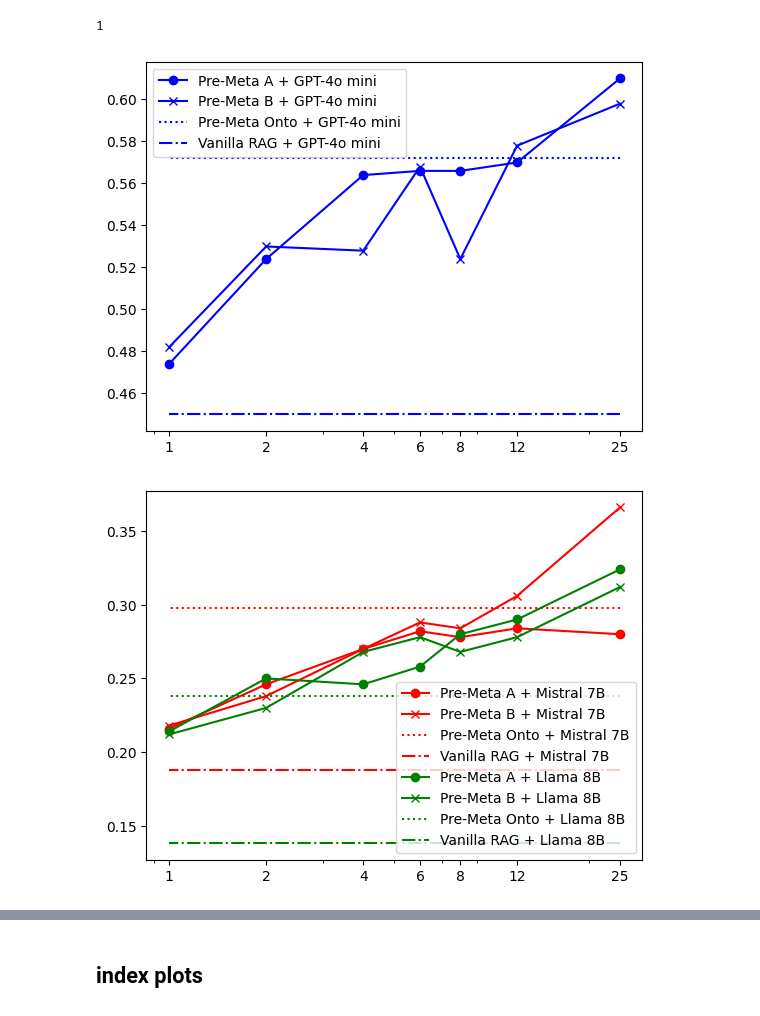
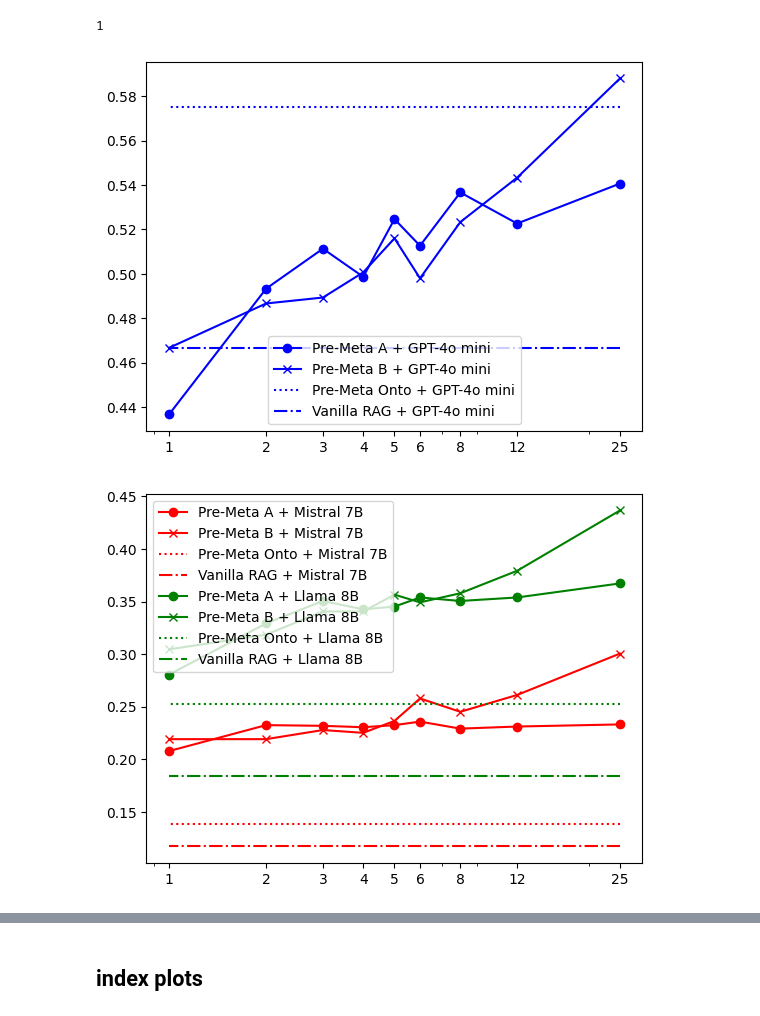
Before and after one commit to EU-UPCAST/profile, a Jupyter notebook: llmdap/profiler/results.ipynb, the cells around one changed output, grey strips where cells are left out. Cells and saved outputs as stored; diff of their text form; code cells hidden in the pictures.

```diff
--- a/llmdap/profiler/results.ipynb
+++ b/llmdap/profiler/results.ipynb
@@ -9,7 +9,7 @@ import numpy as np
 from statsmodels.stats.contingency_tables import mcnemar
 import pandas as pd
 # %%
-with open("all_results/arxpr2_scores.json") as f:
+with open("all_results/arxpr3_scores.json") as f:
 #with open("all_results/study_type_scores.json") as f:
     data = json.load(f)
 # %% [markdown]
@@ -28,0 +29,18 @@ len(score_data) # how many runs do we have results from?
+# %%
+for i in score_data:
+    l =len(score_data[i]["hardware_4"])
+    print(l)
+
+if False:
+    L = 150 # how many papers do we want to look at the reslts from
+    remove_runs = []
+    for i in score_data:
+        l =len(score_data[i]["hardware_4"])
+        if l != L:
+            remove_runs.append(i)
+    for i in remove_runs:
+        score_data.pop(i)
+        index_data.pop(i)
+        choice_data.pop(i)
+
+    len(score_data) # how many runs do we have results from, with L papers?
@@ -256,5 +294,5 @@ print("")
 # %%
-with open("all_results/arxpr2_semantic_scores.json") as f:
+with open("all_results/arxpr3_semantic_scores.json") as f:
 #with open("all_results/study_type_scores.json") as f:
     semantic_scores = json.load(f)
 allmini_semantic_scores = semantic_scores["all-minilm:l6-v2"]
@@ -379,13 +419,15 @@ print(1)
 1
 # %%
 colors = "brgcmy"
-for i, model in enumerate(["GPT-4o mini", "Mistral 7B", "Llama 8B"]):
+for i, model in enumerate(["GPT-4o mini",
+                           "Mistral 7B", "Llama 8B"]):
     for j, retriever in enumerate(["Pre-Meta A", "Pre-Meta B"]):
         #print(retriever)
         linename = retriever + " + " + model
         linescores = []
+        ices = [1,2,3,4,5,6,8,12]#,24]
         ices = [1,2,3,4,5,6,8,12,24]
-        ices = [1,2,3,4,6,12,24]
+        #ices = [1,2,3,4,6,12,24]
         #ices = [1,3,5,8]
         for ice in ices:
             #print(ice)
@@ -393,35 +435,35 @@ for i, model in enumerate(["GPT-4o mini", "Mistral 7B", "Llama 8B"]):
             setupname = retriever+ice_string + " + " + model
             #print(setupname)
             score = df.loc[setupname]["total"]
             #print(score)
             linescores.append(score)
 
         #print(ices, linescores)
 
         #plt.plot(ices, linescores, color=colors[i])
         n_tags = [25//k for k in ices]
         plt.plot(n_tags, linescores, ["-o","-x"][j], label=linename, color=colors[i])
 
 
     for j, retriever in enumerate(["Pre-Meta Onto","Vanilla RAG"]):
         setupname = retriever + " + " + model
         score = df.loc[setupname]["total"]
         #plt.plot([ices[0], ices[-1]], [score, score], color=colors[i])
         plt.plot([n_tags[0], n_tags[-1]], [score, score], linestyle=["dotted","dashdot"][j], label=setupname, color=colors[i])
 
     if i==1:
         continue # mistral+llama on same
     plt.xscale("log")
     ax = plt.gca()
     ax.set_xticks(n_tags)
     ax.set_xticklabels(n_tags)
 
 
     plt.legend()
     plt.show()
 # %% [output]
-[figure, old version]
+[figure, new version]
-[figure, old version]
+[figure, new version]
 # %%
 df
 # %% [output]
```
Also changed, not shown: parts of 21 cells of this notebook, 6 other files.
